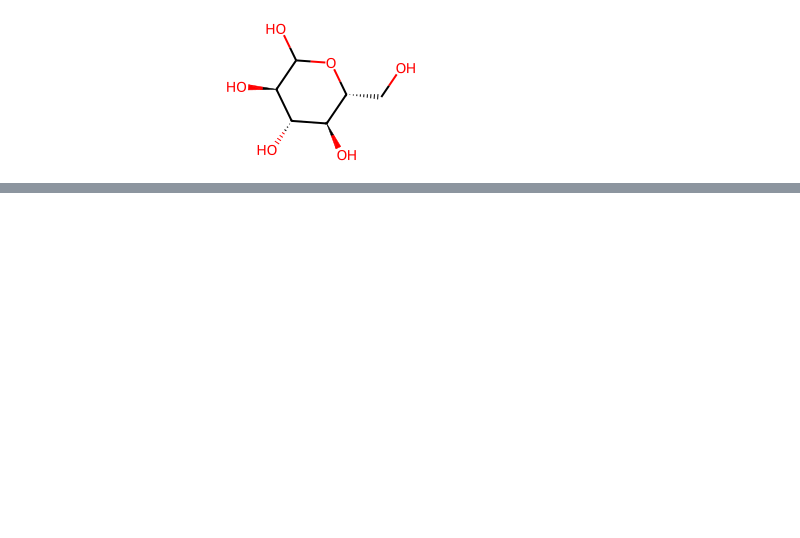
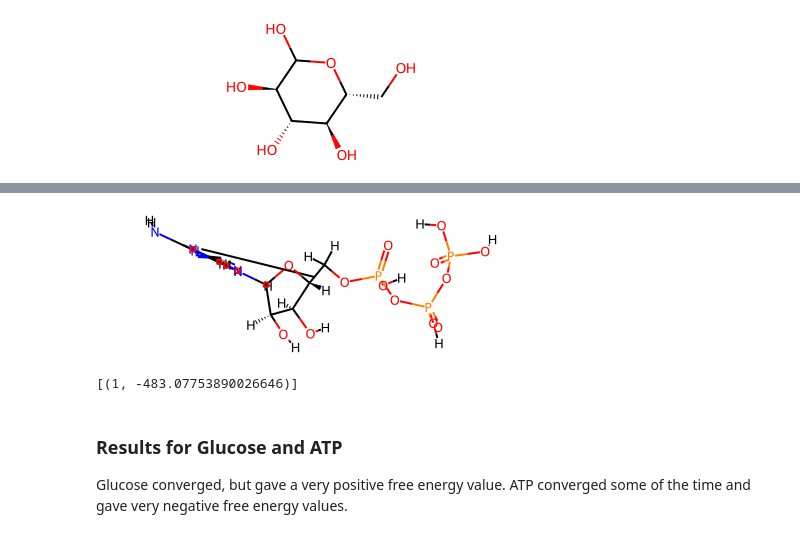
Before and after one commit to MolSSI-Education/python-scripting-biochemistry, a Jupyter notebook: biochemist-python/chapters/Modifying_Ligands_with_rdkit.ipynb, the cells around one changed output, grey strips where cells are left out. Cells and saved outputs as stored; diff of their text form; code cells hidden in the pictures; blank space fills up the shorter version.

Commit message:
fully functional notebook with glucose and ATP test cases

```diff
--- a/biochemist-python/chapters/Modifying_Ligands_with_rdkit.ipynb
+++ b/biochemist-python/chapters/Modifying_Ligands_with_rdkit.ipynb
@@ -389,0 +426,4 @@ res
+# %%
+ATP3D = Chem.AddHs(m)
+ATP3D.SetProp("_Name","mol-3d")
+AllChem.EmbedMolecule(ATP3D)
@@ -389,0 +456,13 @@ res
+# %%
+ATP3D
+# %% [output]
+[figure, added]
+# %%
+res = AllChem.MMFFOptimizeMoleculeConfs(ATP3D)
+res
+# %% [output]
+[(1, -483.07753890026646)]
+# %% [markdown]
+### Results for Glucose and ATP
+
+Glucose converged, but gave a very positive free energy value. ATP converged some of the time and gave very negative free energy values.
```
Also changed, not shown: parts of 16 cells of this notebook.
